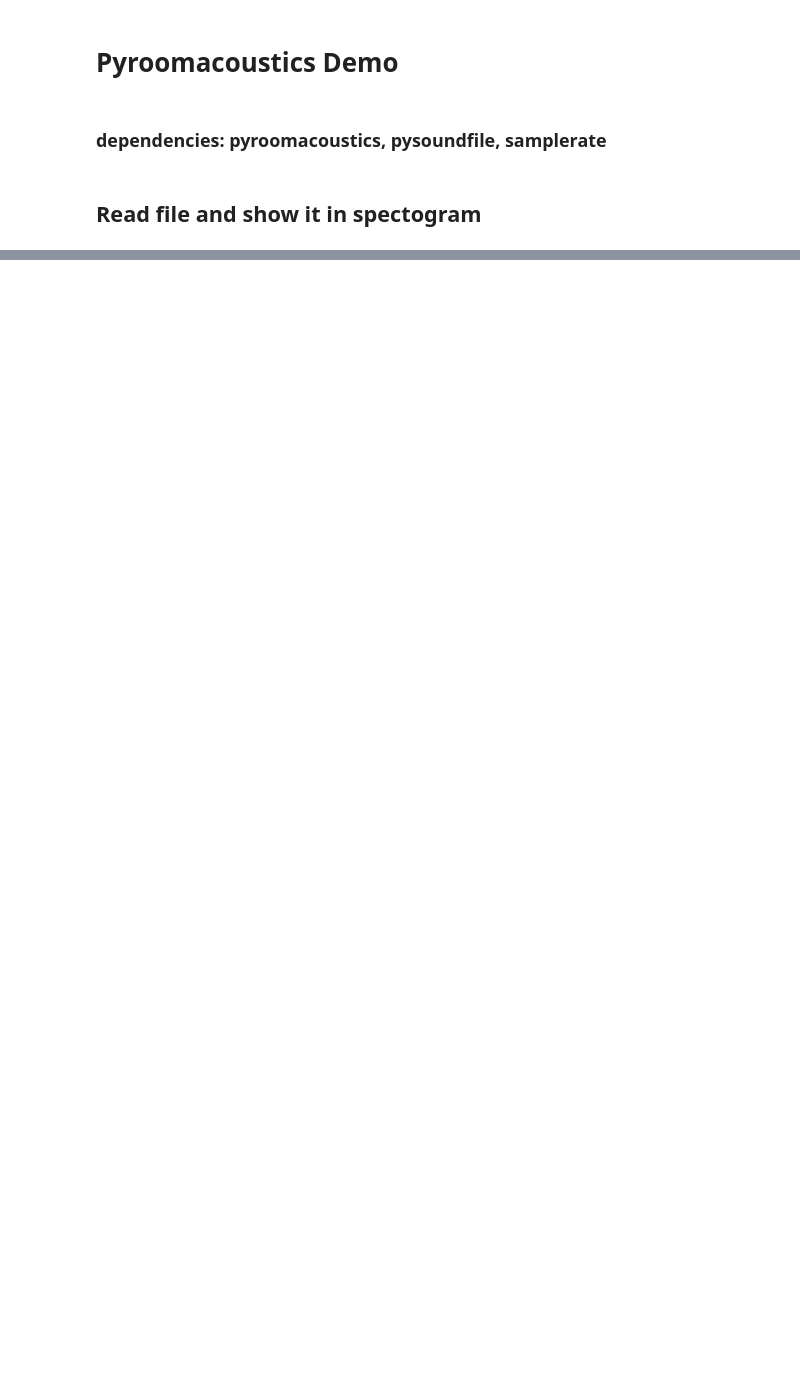
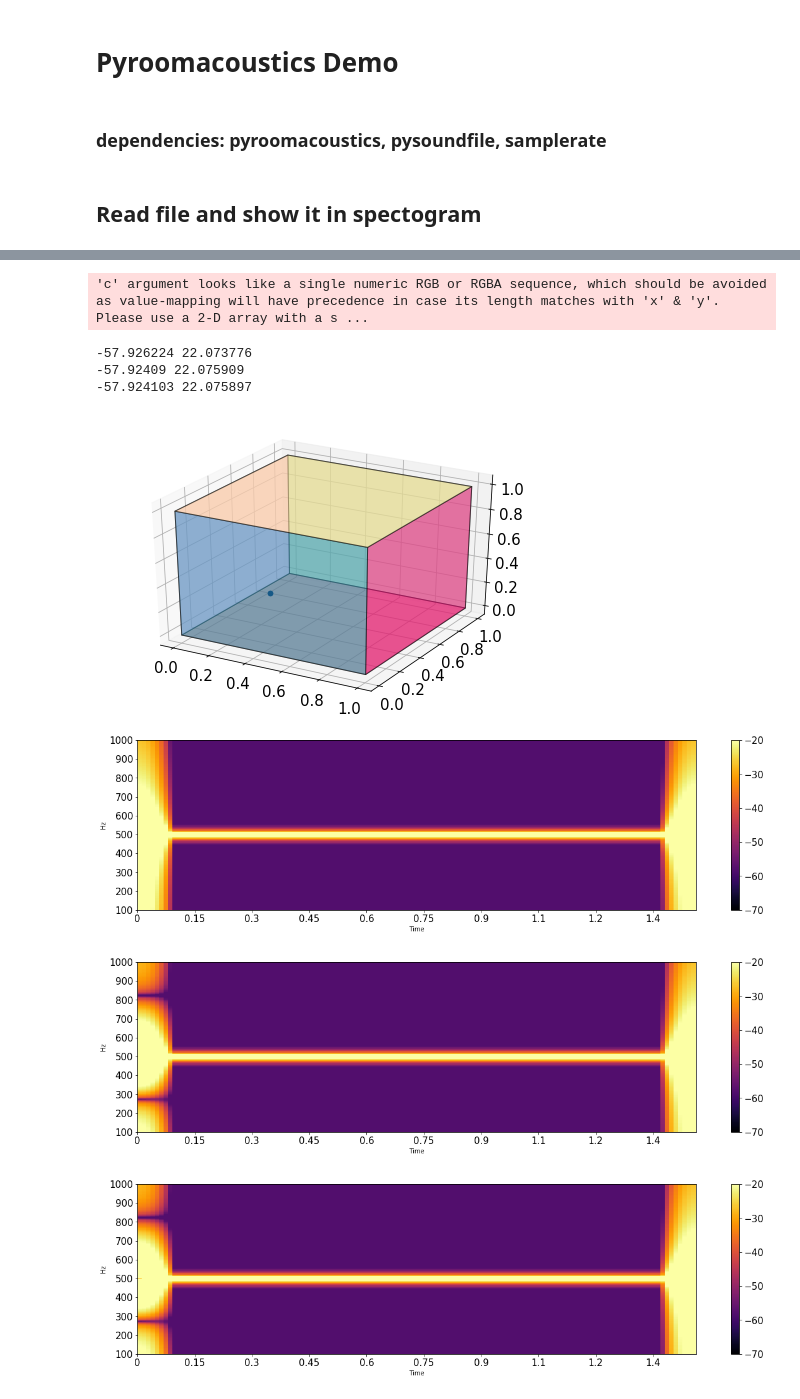
Before and after one commit to mosheman5/deep_voice, a Jupyter notebook: DOA_evaluation/pyroomdoa.ipynb, the cells around one changed output, grey strips where cells are left out. Saved outputs shown, nothing was run; the diff lists cells and outputs as text; code cells hidden in the pictures; blank space fills up the shorter version.

```diff
--- a/DOA_evaluation/pyroomdoa.ipynb
+++ b/DOA_evaluation/pyroomdoa.ipynb
@@ -257,0 +70,58 @@ MUSIC
+# %%
+file_name = '../recordings/180910_142834.wav'
+algo_name = 'MUSIC'
+room_dim = [10000, 10000, 10000]
+r_source=np.c_[[5005, 5, 5000]]
+r_rec=np.c_[
+    [5000, 5, 5000],  # mic 1
+    [5000, 10, 5000],  # mic 2
+    ]
+
+rx_center = r_rec.mean(axis=1, keepdims=True)
+v = r_source-rx_center
+base_vec = np.c_[[1,0,0]]
+c = np.dot(v.T, base_vec)/np.linalg.norm(base_vec)/np.linalg.norm(v) # -> cosine of the angle
+angle = np.arccos(np.clip(c, -1, 1)) # if you really want the angle
+azimuth = [angle[0,0]]
+
+# reshape into 1d numpy array
+r_source = r_source[:,0]
+
+fs = 44100
+data, fs = read_sound(file_name, time=[285, 287])
+data = np.sin(2*np.pi*500*(1./fs)*np.arange(data.shape[0]))
+
+rec_signal = sim_room(data, fs, absorption=0.1, r_source=r_source, r_rec=r_rec, room_dim=room_dim)
+
+rec_signal_noised = add_noise(rec_signal, SNR=100, noise_id=(0,1), noise_location_doc='silence_180910_142834.txt')
+clim = (-70,-20)
+
+if 1:
+    spect(data/np.sqrt(np.sum(data**2)), fs, figsize=[20,5])
+    plt.colorbar()
+    plt.clim(clim)
+
+    spect(rec_signal_noised[0,:], fs, figsize=[20,5])
+    plt.colorbar()
+    plt.clim(clim)
+
+    spect(rec_signal_noised[1,:], fs, figsize=[20,5])
+    plt.colorbar()
+    plt.clim(clim)
+
+nfft = 1024*8
+overlap_ratio = 1
+X = np.array([produce_spect_for_music(channel_sig, nfft=nfft, overlap_ratio=overlap_ratio, fft_type='rfft')
+              for channel_sig in rec_signal_noised])
+
+doa = locate_source(X[:, :, 5:7], r_rec, fs, nfft, algo_name, freq_range = [300., 800.])
+plot_doa(doa, azimuth, algo_name)
+# %% [output]
+'c' argument looks like a single numeric RGB or RGBA sequence, which should be avoided as value-mapping will have precedence in case its length matches with 'x' & 'y'.  Please use a 2-D array with a s ...
+-57.926224 22.073776
+-57.92409 22.075909
+-57.924103 22.075897
+[figure, added]
+[figure, added]
+[figure, added]
+[figure, added]
```
Also changed, not shown: parts of 35 cells of this notebook, 1 other file.
